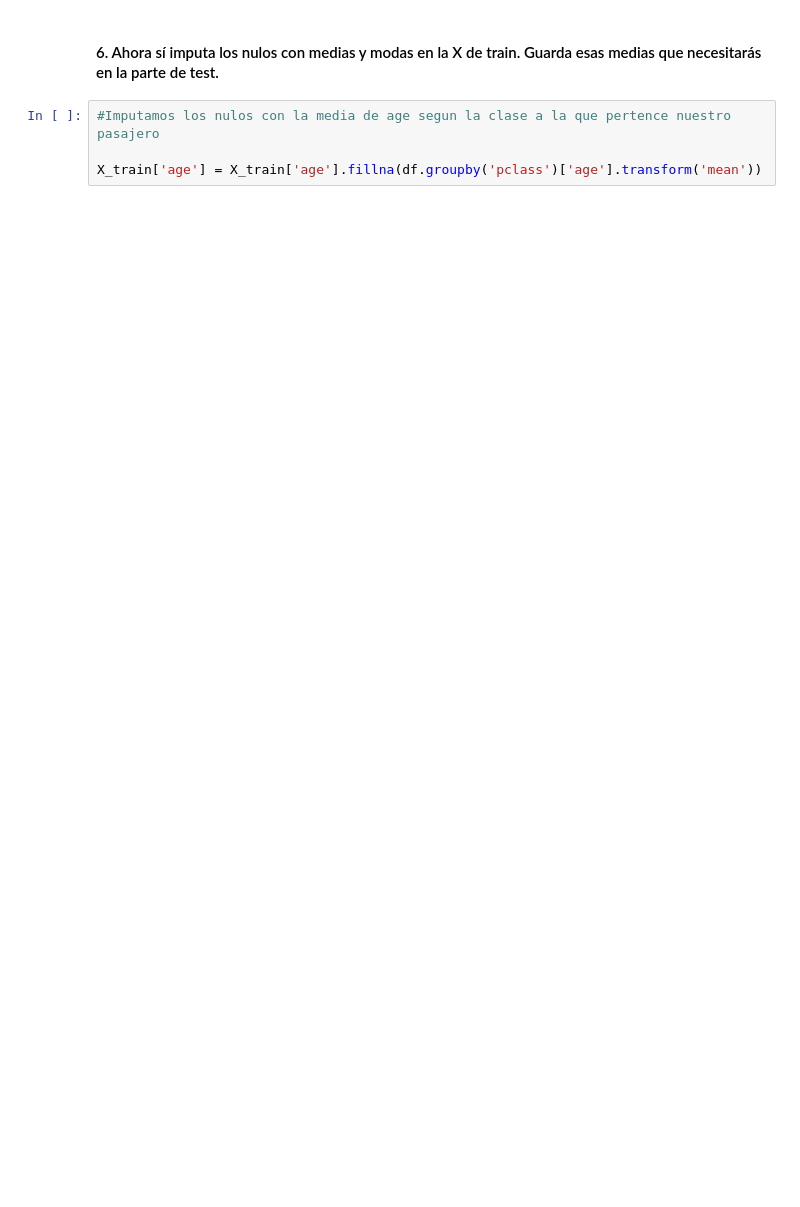
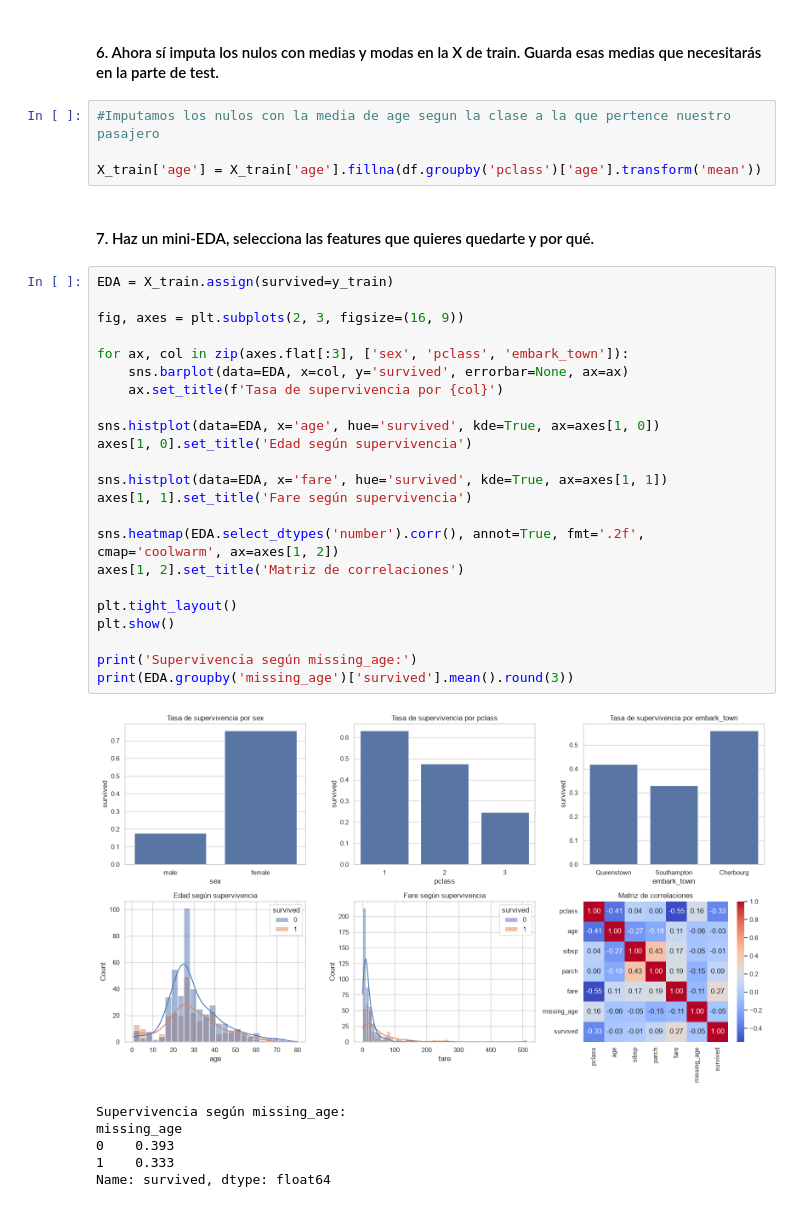
Before and after one commit to jorgeshzhndz/DS-Repo-JorgeSanchez, a Jupyter notebook: 04_Machine_Learning/02_ML_Supervisado/03_Clasificacion_con_Regresion_Logistica/ejercicios/P01_Practica_Clasificacion_Regresion_Logistica.ipynb, the cells around one changed output. Saved outputs shown, nothing was run; the diff lists cells and outputs as text; blank space fills up the shorter version.

```diff
--- a/04_Machine_Learning/02_ML_Supervisado/03_Clasificacion_con_Regresion_Logistica/ejercicios/P01_Practica_Clasificacion_Regresion_Logistica.ipynb
+++ b/04_Machine_Learning/02_ML_Supervisado/03_Clasificacion_con_Regresion_Logistica/ejercicios/P01_Practica_Clasificacion_Regresion_Logistica.ipynb
@@ -179,3 +193,35 @@ X_train
 #Imputamos los nulos con la media de age segun la clase a la que pertence nuestro pasajero
 
 X_train['age'] = X_train['age'].fillna(df.groupby('pclass')['age'].transform('mean'))
+# %% [markdown]
+#### 7. Haz un mini-EDA, selecciona las features que quieres quedarte y por qué.
+# %%
+EDA = X_train.assign(survived=y_train)
+
+fig, axes = plt.subplots(2, 3, figsize=(16, 9))
+
+for ax, col in zip(axes.flat[:3], ['sex', 'pclass', 'embark_town']):
+    sns.barplot(data=EDA, x=col, y='survived', errorbar=None, ax=ax)
+    ax.set_title(f'Tasa de supervivencia por {col}')
+
+sns.histplot(data=EDA, x='age', hue='survived', kde=True, ax=axes[1, 0])
+axes[1, 0].set_title('Edad según supervivencia')
+
+sns.histplot(data=EDA, x='fare', hue='survived', kde=True, ax=axes[1, 1])
+axes[1, 1].set_title('Fare según supervivencia')
+
+sns.heatmap(EDA.select_dtypes('number').corr(), annot=True, fmt='.2f', cmap='coolwarm', ax=axes[1, 2])
+axes[1, 2].set_title('Matriz de correlaciones')
+
+plt.tight_layout()
+plt.show()
+
+print('Supervivencia según missing_age:')
+print(EDA.groupby('missing_age')['survived'].mean().round(3))
+# %% [output]
+[figure, added]
+Supervivencia según missing_age:
+missing_age
+0    0.393
+1    0.333
+Name: survived, dtype: float64
```
Also changed, not shown: parts of 19 cells of this notebook.
